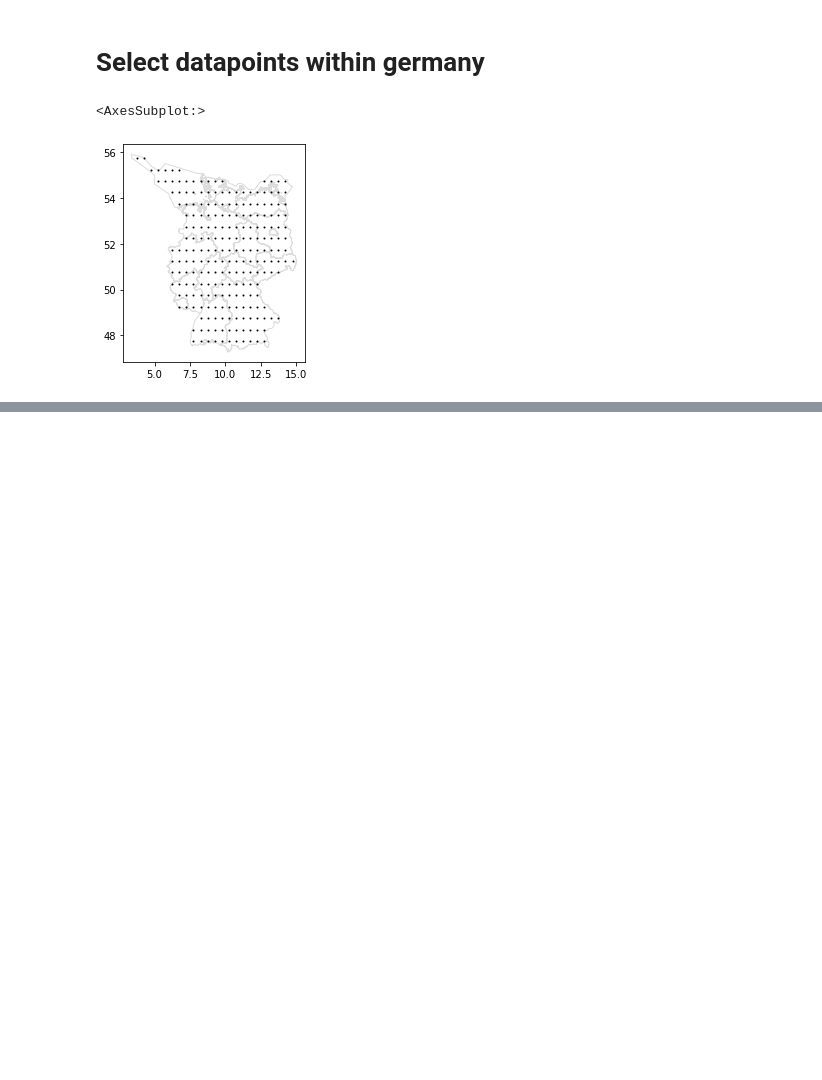
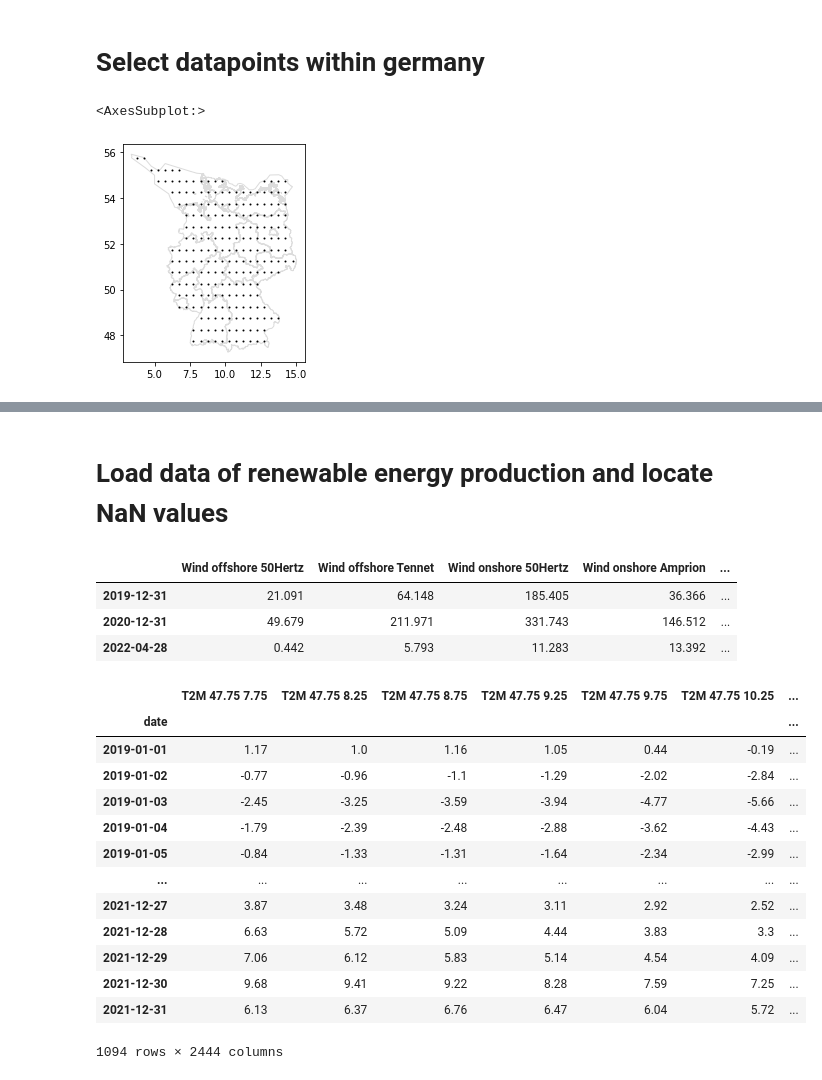
Before and after one commit to niko-nikolay/RenewableEnergyForecastML, a Jupyter notebook: notebooks/read_data.ipynb, the cells around one changed output, grey strips where cells are left out. Drawn from its saved outputs; the diff is of its cells as text; code cells hidden in the pictures; blank space fills up the shorter version.

Commit message:
Added electricity data to "read_data"

```diff
--- a/notebooks/read_data.ipynb
+++ b/notebooks/read_data.ipynb
@@ -163,0 +207,55 @@ f_map
+# %% [markdown]
+# Load data of renewable energy production and locate NaN values
+# %%
+# years that are to be investigated (defined before, just execute if you jumped in here)
+years = [2019,2020,2021,2022]
+# %%
+electricity_raw = {}
+
+for year in years:
+    if year == 2019:
+        electricity_raw[year] = pd.read_csv('../data/energy-charts_Electricity_production_in_Germany_in_'+str(year)+'.csv')
+    else:
+        electricity_raw[year] = pd.read_csv('../data/energy-charts_Electricity_generation_in_Germany_in_'+str(year)+'.csv')
+
+electricity_raw = pd.concat([electricity_raw[year] for year in years]).reset_index(drop=True)
+electricity_raw['Date (UTC)'] = pd.to_datetime(electricity_raw['Date (UTC)'])
+electricity_raw.set_index(['Date (UTC)'], inplace = True)
+
+electricity_raw_daybinned = electricity_raw.resample('D').sum()
+# %%
+electricity_nan = electricity_raw[electricity_raw.isnull().any(axis=1)]
+electricity_raw_daybinned.loc[pd.to_datetime(pd.unique(electricity_nan.index.date))]
+# %% [output]
+|  | Wind offshore 50Hertz | Wind offshore Tennet | Wind onshore 50Hertz | Wind onshore Amprion | ... |
+| 2019-12-31 | 21.091 | 64.148 | 185.405 | 36.366 | ... |
+| 2020-12-31 | 49.679 | 211.971 | 331.743 | 146.512 | ... |
+| 2022-04-28 | 0.442 | 5.793 | 11.283 | 13.392 | ... |
+# %%
+electricity_raw_daybinned = electricity_raw_daybinned.drop(pd.to_datetime(pd.unique(electricity_nan.index.date)))
+electricity_raw_daybinned = electricity_raw_daybinned[electricity_raw_daybinned.index.year != 2022]
+
+electricity_daybinned = pd.DataFrame(index = electricity_raw_daybinned.index)
+electricity_daybinned['Wind'] = electricity_raw_daybinned[electricity_raw_daybinned.columns[0:6]].sum(axis=1)
+electricity_daybinned['Solar'] = electricity_raw_daybinned[electricity_raw_daybinned.columns[6:-1]].sum(axis=1)
+
+electricity_daybinned.index.names = ['date']
+# %%
+weather_ger_reshape_merge = weather_ger_reshape.drop(pd.to_datetime(pd.unique(electricity_nan.index.date)), errors = 'ignore')
+weather_electricity_data = pd.merge(left = weather_ger_reshape_merge, right = electricity_daybinned, how='left', on = 'date')
+weather_electricity_data
+# %% [output]
+|  | T2M 47.75 7.75 | T2M 47.75 8.25 | T2M 47.75 8.75 | T2M 47.75 9.25 | T2M 47.75 9.75 | T2M 47.75 10.25 | ... |
+| date |  |  |  |  |  |  | ... |
+| 2019-01-01 | 1.17 | 1.0 | 1.16 | 1.05 | 0.44 | -0.19 | ... |
+| 2019-01-02 | -0.77 | -0.96 | -1.1 | -1.29 | -2.02 | -2.84 | ... |
+| 2019-01-03 | -2.45 | -3.25 | -3.59 | -3.94 | -4.77 | -5.66 | ... |
+| 2019-01-04 | -1.79 | -2.39 | -2.48 | -2.88 | -3.62 | -4.43 | ... |
+| 2019-01-05 | -0.84 | -1.33 | -1.31 | -1.64 | -2.34 | -2.99 | ... |
+| ... | ... | ... | ... | ... | ... | ... | ... |
+| 2021-12-27 | 3.87 | 3.48 | 3.24 | 3.11 | 2.92 | 2.52 | ... |
+| 2021-12-28 | 6.63 | 5.72 | 5.09 | 4.44 | 3.83 | 3.3 | ... |
+| 2021-12-29 | 7.06 | 6.12 | 5.83 | 5.14 | 4.54 | 4.09 | ... |
+| 2021-12-30 | 9.68 | 9.41 | 9.22 | 8.28 | 7.59 | 7.25 | ... |
+| 2021-12-31 | 6.13 | 6.37 | 6.76 | 6.47 | 6.04 | 5.72 | ... |
+1094 rows × 2444 columns
```
Also changed, not shown: parts of 10 cells of this notebook, 1 other file.
